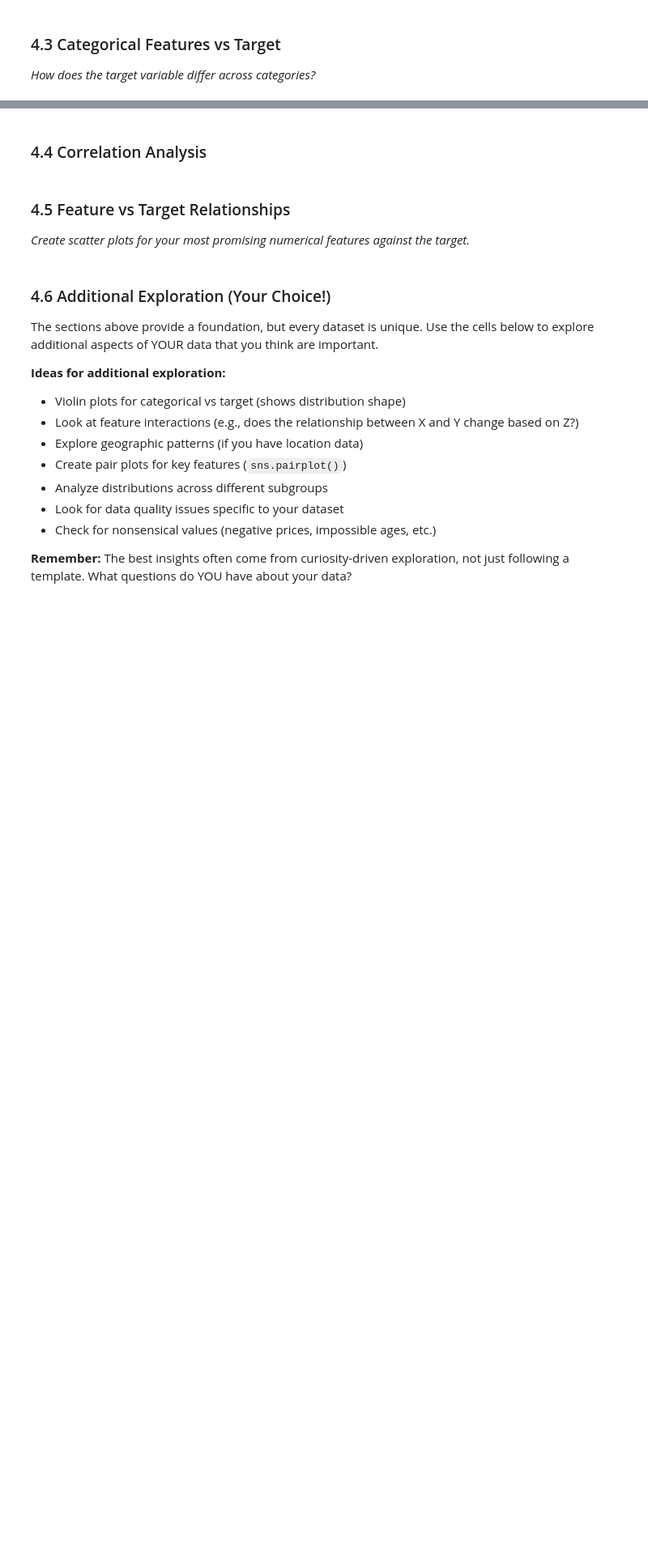
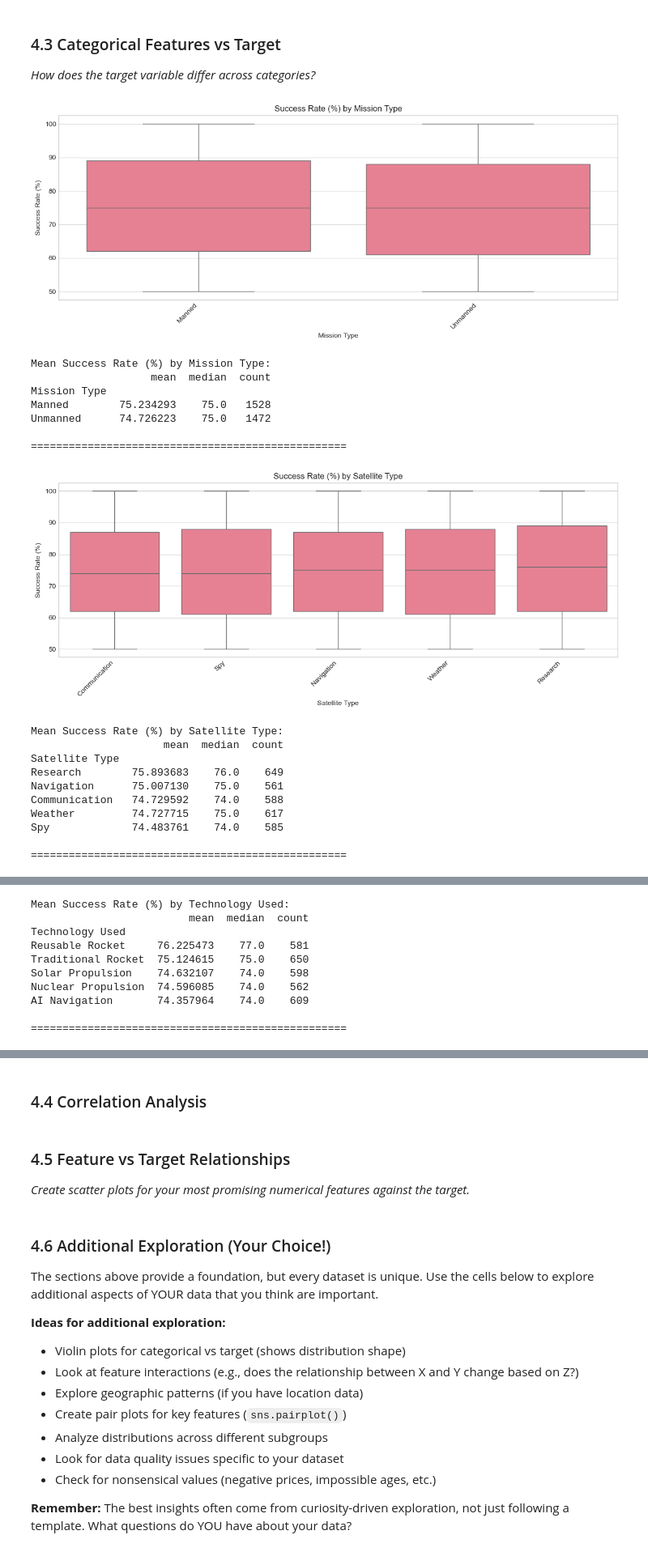
Before and after one commit to fsa-aiml-2511/individual-capstone-ssmanus94-debug, a Jupyter notebook: 01_problem_statement_and_eda_Capstone.ipynb, the cells around one changed output, grey strips where cells are left out. Shown at 81% size. Saved outputs shown, nothing was run; the diff lists cells and outputs as text; code cells hidden in the pictures; blank space fills up the shorter version.

```diff
--- a/01_problem_statement_and_eda_Capstone.ipynb
+++ b/01_problem_statement_and_eda_Capstone.ipynb
@@ -510,23 +549,43 @@ else:
 # %%
 # Box plots: Target by categorical features
 cat_cols_to_analyze = [col for col in categorical_cols if df[col].nunique() <= 8]
 
 if cat_cols_to_analyze:
     for col in cat_cols_to_analyze[:4]:  # Limit to first 4 for readability
         plt.figure(figsize=(12, 5))
 
         # Order by median target value
-        order = df.groupby(col)[TARGET].median().sort_values().index
+        order = df.groupby(col)[success_rate].median().sort_values().index
 
-        sns.boxplot(data=df, x=col, y=TARGET, order=order)
-        plt.title(f'{TARGET} by {col}')
+        sns.boxplot(data=df, x=col, y=success_rate, order=order)
+        plt.title(f'{success_rate} by {col}')
         plt.xticks(rotation=45, ha='right')
         plt.tight_layout()
         plt.show()
 
         # Show mean target by category
-        print(f"\nMean {TARGET} by {col}:")
-        print(df.groupby(col)[TARGET].agg(['mean', 'median', 'count']).sort_values('mean', ascending=False))
+        print(f"\nMean {success_rate} by {col}:")
+        print(df.groupby(col)[success_rate].agg(['mean', 'median', 'count']).sort_values('mean', ascending=False))
         print("\n" + "="*50)
 else:
     print("No suitable categorical columns for this analysis.")
+# %% [output]
+[figure, added]
+Mean Success Rate (%) by Mission Type:
+                   mean  median  count
+Mission Type
+Manned        75.234293    75.0   1528
+Unmanned      74.726223    75.0   1472
+
+==================================================
+[figure, added]
+Mean Success Rate (%) by Satellite Type:
+                     mean  median  count
+Satellite Type
+Research        75.893683    76.0    649
+Navigation      75.007130    75.0    561
+Communication   74.729592    74.0    588
+Weather         74.727715    75.0    617
+Spy             74.483761    74.0    585
+
+==================================================
@@ -532,0 +593,10 @@ else:
+Mean Success Rate (%) by Technology Used:
+                         mean  median  count
+Technology Used
+Reusable Rocket     76.225473    77.0    581
+Traditional Rocket  75.124615    75.0    650
+Solar Propulsion    74.632107    74.0    598
+Nuclear Propulsion  74.596085    74.0    562
+AI Navigation       74.357964    74.0    609
+
+==================================================
```
Also changed, not shown: parts of 5 cells of this notebook.
